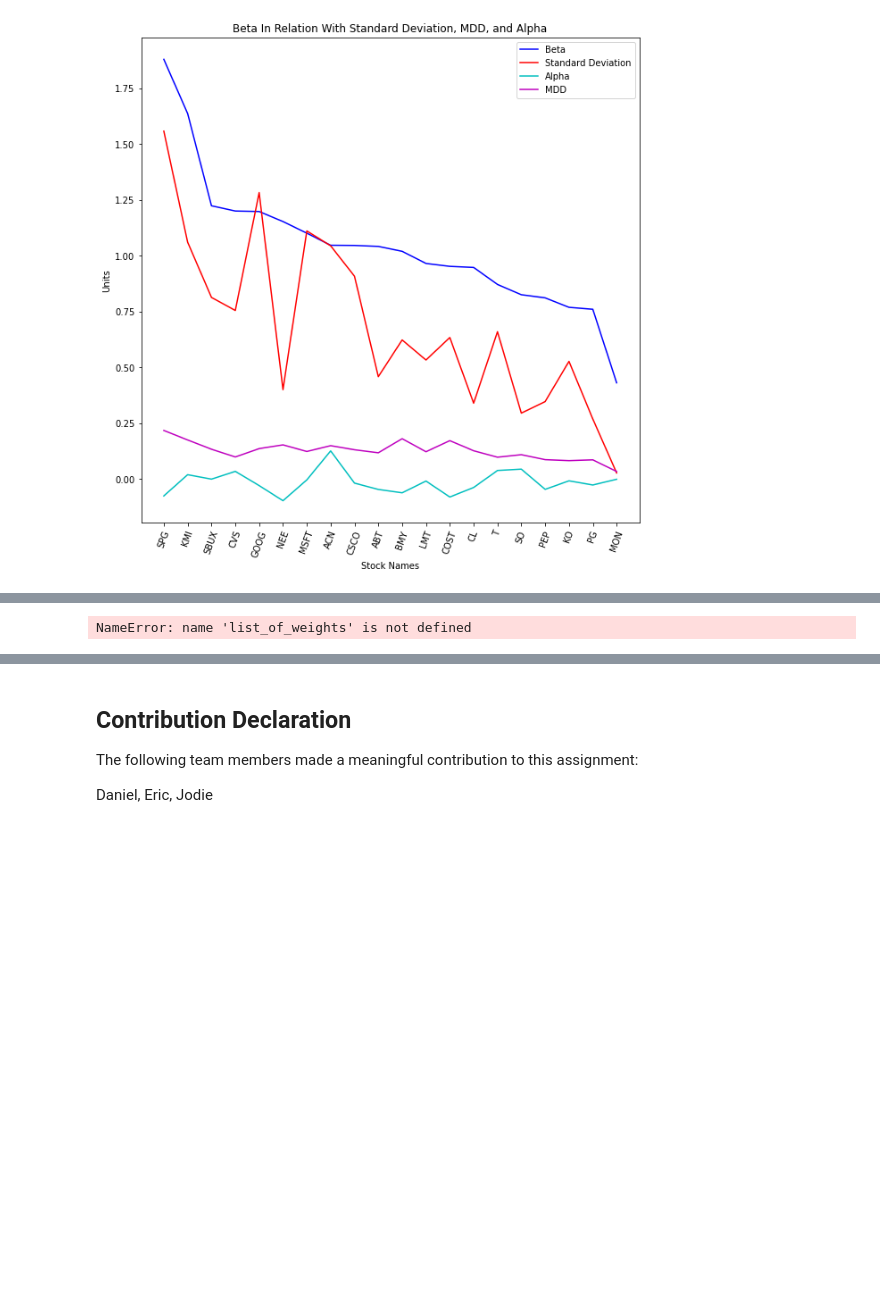
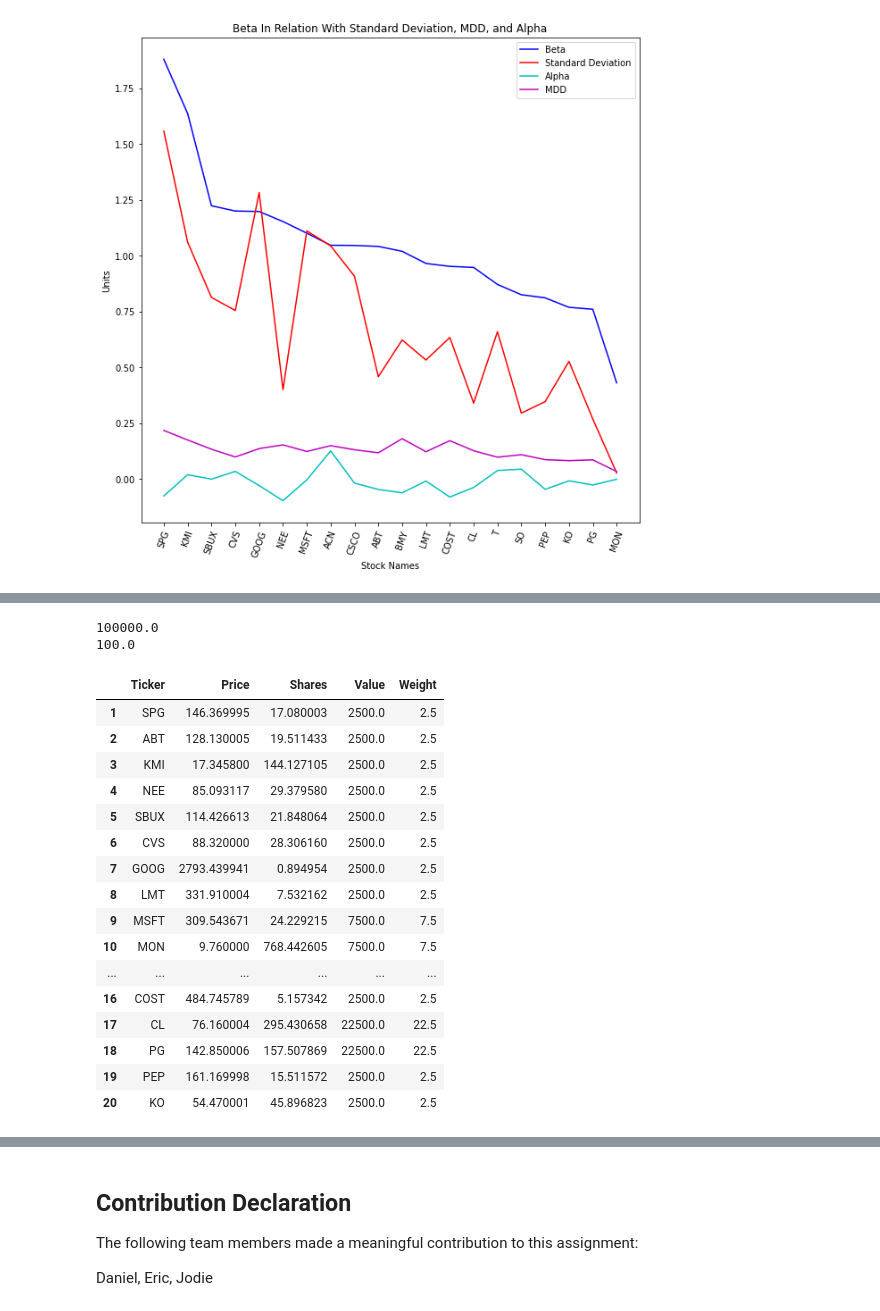
Before and after one commit to airickLeo/Personal-Algo-Bot, a Jupyter notebook: Team_15_Assignment.ipynb, the cells around one changed output, grey strips where cells are left out. Cells and saved outputs as stored; diff of their text form; code cells hidden in the pictures; blank space fills up the shorter version.

```diff
--- a/Team_15_Assignment.ipynb
+++ b/Team_15_Assignment.ipynb
@@ -1070,26 +1121,44 @@ all_weights = fifty+fourty_ten+thirty_twenty+ten_twenty_twenty+thirty_ten_ten+te
 # %%
-def purchase_shares(pair_list,weights):
+def purchase_shares_current_day(pair_list,weights):
     ticker_frame = []
     for x in range (len(pair_list)):
         temp_tick = yf.Ticker(pair_list[x])
         temp_hist = temp_tick.history(start=purchase_int,end=purchase_fin)
         temp_close = temp_hist['Close'].iloc[0]
         temp_percentage = (1/len(pair_list))*(weights+5)
         shares = (((temp_percentage/100)*100000)/temp_close)
         value = ((temp_percentage/100)*100000)
         ticker_frame.append((pair_list[x],temp_close,shares,value,temp_percentage))
     return ticker_frame
 purchase_int = '2021-10-26'
 purchase_fin = '2021-10-27'
 FinalList = []
 for x in range(len(list_tuple)):
-    FinalList += purchase_shares(list_tuple[x],list_of_weights[x])
+    FinalList += purchase_shares_current_day(list_tuple[x],list_of_weights[x])
 #FinalPortfolio['Balance'] = FinalPortfolio.sum(axis=1)
 FinalPortfolio = pd.DataFrame(FinalList)
 FinalPortfolio.columns = ['Ticker','Price','Shares','Value','Weight']
 FinalPortfolio.index+=1
 print(FinalPortfolio['Value'].sum(axis=0))
 print(FinalPortfolio['Weight'].sum(axis=0))
 FinalPortfolio.head(25)
 # %% [output]
-NameError: name 'list_of_weights' is not defined
+100000.0
+100.0
+|  | Ticker | Price | Shares | Value | Weight |
+| 1 | SPG | 146.369995 | 17.080003 | 2500.0 | 2.5 |
+| 2 | ABT | 128.130005 | 19.511433 | 2500.0 | 2.5 |
+| 3 | KMI | 17.345800 | 144.127105 | 2500.0 | 2.5 |
+| 4 | NEE | 85.093117 | 29.379580 | 2500.0 | 2.5 |
+| 5 | SBUX | 114.426613 | 21.848064 | 2500.0 | 2.5 |
+| 6 | CVS | 88.320000 | 28.306160 | 2500.0 | 2.5 |
+| 7 | GOOG | 2793.439941 | 0.894954 | 2500.0 | 2.5 |
+| 8 | LMT | 331.910004 | 7.532162 | 2500.0 | 2.5 |
+| 9 | MSFT | 309.543671 | 24.229215 | 7500.0 | 7.5 |
+| 10 | MON | 9.760000 | 768.442605 | 7500.0 | 7.5 |
+| ... | ... | ... | ... | ... | ... |
+| 16 | COST | 484.745789 | 5.157342 | 2500.0 | 2.5 |
+| 17 | CL | 76.160004 | 295.430658 | 22500.0 | 22.5 |
+| 18 | PG | 142.850006 | 157.507869 | 22500.0 | 22.5 |
+| 19 | PEP | 161.169998 | 15.511572 | 2500.0 | 2.5 |
+| 20 | KO | 54.470001 | 45.896823 | 2500.0 | 2.5 |
```
Also changed, not shown: parts of 5 cells of this notebook, 1 other file.
